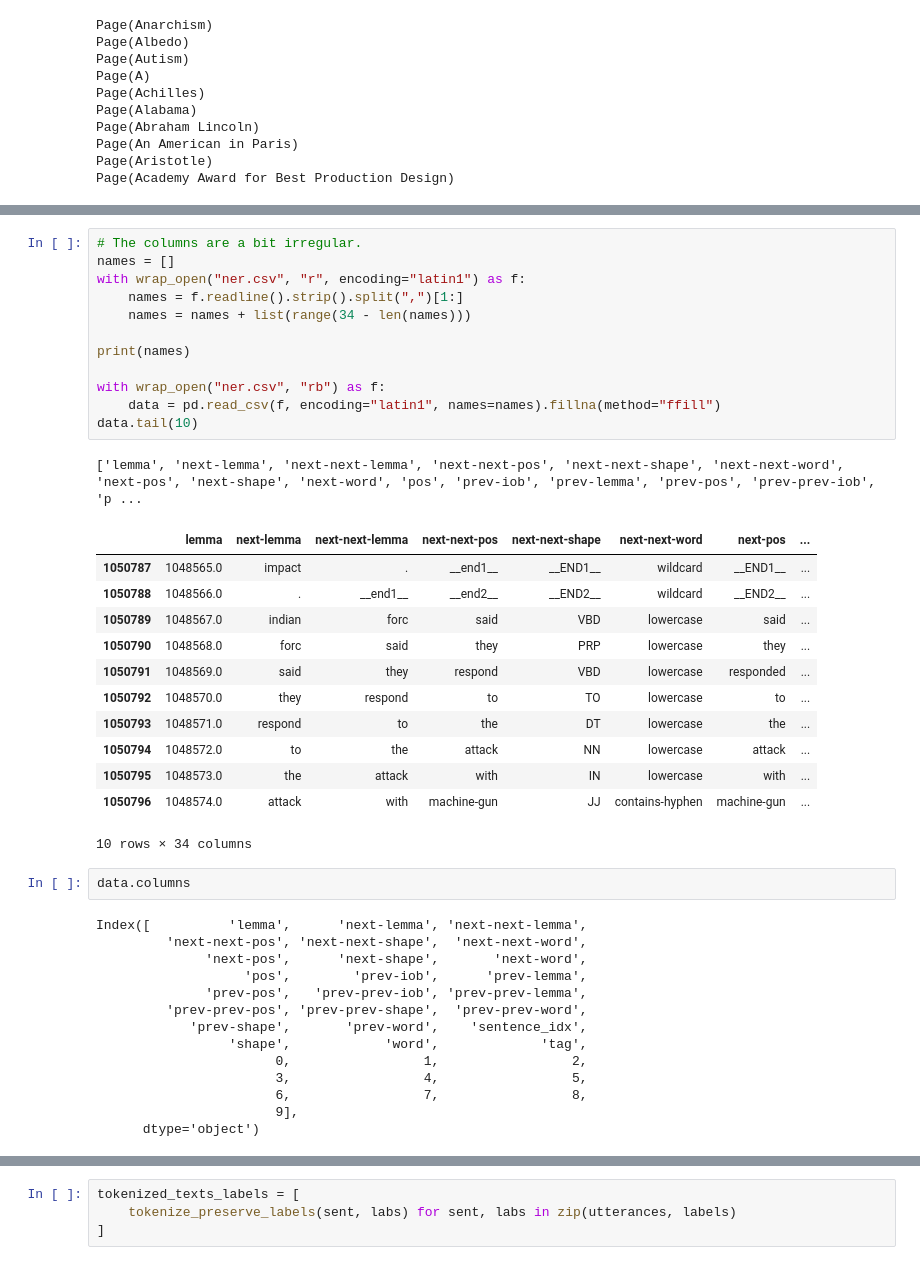
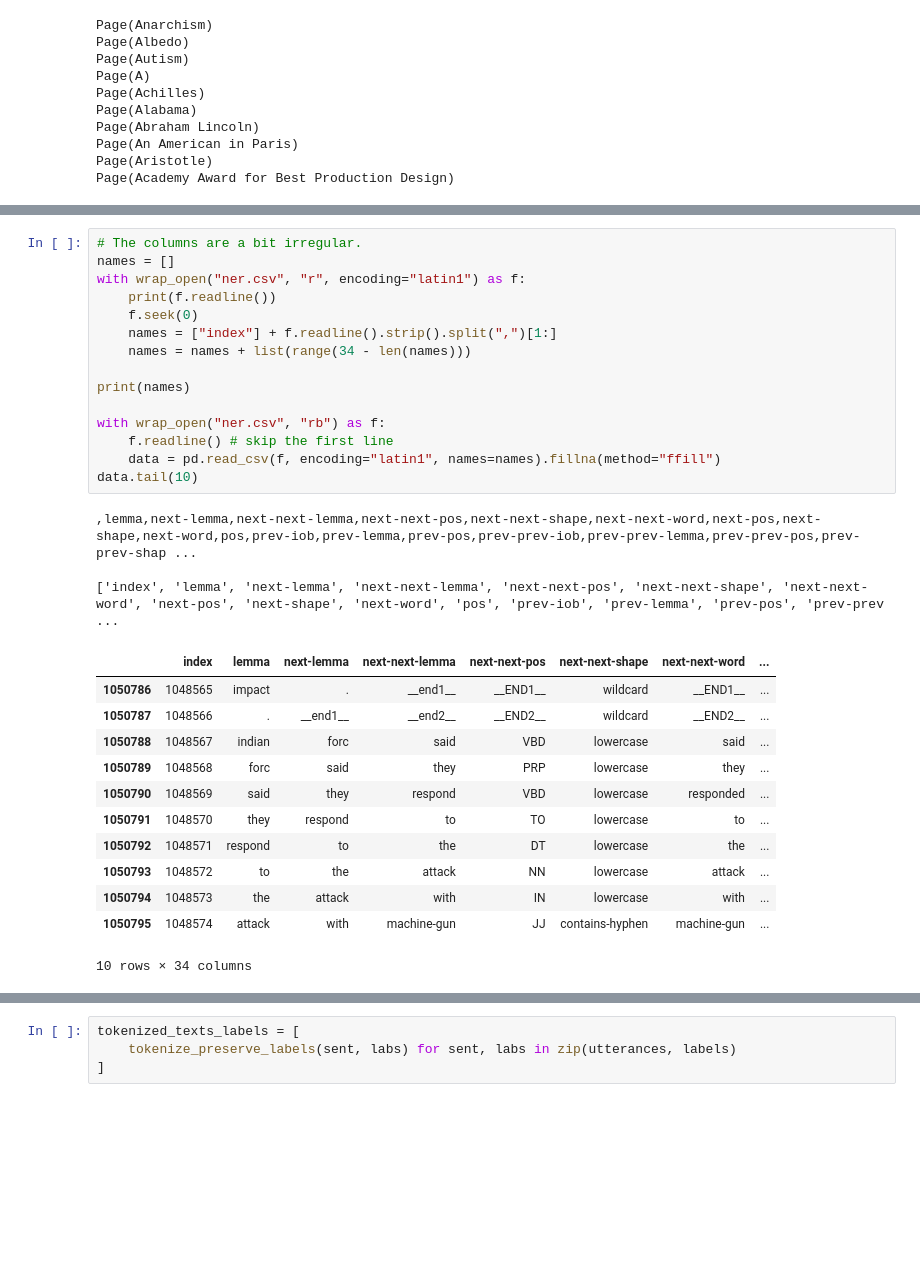
Before and after one commit to erolm-a/colla-framework, a Jupyter notebook: notebooks/EntitiesAsExperts.ipynb, the cells around one changed output, grey strips where cells are left out. Cells and saved outputs as stored; diff of their text form; blank space fills up the shorter version.

```diff
--- a/notebooks/EntitiesAsExperts.ipynb
+++ b/notebooks/EntitiesAsExperts.ipynb
@@ -196,42 +522,31 @@ replace ner.csv? [y]es, [n]o, [A]ll, [N]one, [r]ename: ^C
 # %%
 # The columns are a bit irregular.
 names = []
 with wrap_open("ner.csv", "r", encoding="latin1") as f:
-    names = f.readline().strip().split(",")[1:]
+    print(f.readline())
+    f.seek(0)
+    names = ["index"] + f.readline().strip().split(",")[1:]
     names = names + list(range(34 - len(names)))
 
 print(names)
 
 with wrap_open("ner.csv", "rb") as f:
+    f.readline() # skip the first line
     data = pd.read_csv(f, encoding="latin1", names=names).fillna(method="ffill")
 data.tail(10)
 # %% [output]
-['lemma', 'next-lemma', 'next-next-lemma', 'next-next-pos', 'next-next-shape', 'next-next-word', 'next-pos', 'next-shape', 'next-word', 'pos', 'prev-iob', 'prev-lemma', 'prev-pos', 'prev-prev-iob', 'p ...
+,lemma,next-lemma,next-next-lemma,next-next-pos,next-next-shape,next-next-word,next-pos,next-shape,next-word,pos,prev-iob,prev-lemma,prev-pos,prev-prev-iob,prev-prev-lemma,prev-prev-pos,prev-prev-shap ...
+
+['index', 'lemma', 'next-lemma', 'next-next-lemma', 'next-next-pos', 'next-next-shape', 'next-next-word', 'next-pos', 'next-shape', 'next-word', 'pos', 'prev-iob', 'prev-lemma', 'prev-pos', 'prev-prev ...
-|  | lemma | next-lemma | next-next-lemma | next-next-pos | next-next-shape | next-next-word | next-pos | ... |
-| 1050787 | 1048565.0 | impact | . | __end1__ | __END1__ | wildcard | __END1__ | ... |
-| 1050788 | 1048566.0 | . | __end1__ | __end2__ | __END2__ | wildcard | __END2__ | ... |
-| 1050789 | 1048567.0 | indian | forc | said | VBD | lowercase | said | ... |
-| 1050790 | 1048568.0 | forc | said | they | PRP | lowercase | they | ... |
-| 1050791 | 1048569.0 | said | they | respond | VBD | lowercase | responded | ... |
-| 1050792 | 1048570.0 | they | respond | to | TO | lowercase | to | ... |
-| 1050793 | 1048571.0 | respond | to | the | DT | lowercase | the | ... |
-| 1050794 | 1048572.0 | to | the | attack | NN | lowercase | attack | ... |
-| 1050795 | 1048573.0 | the | attack | with | IN | lowercase | with | ... |
-| 1050796 | 1048574.0 | attack | with | machine-gun | JJ | contains-hyphen | machine-gun | ... |
+|  | index | lemma | next-lemma | next-next-lemma | next-next-pos | next-next-shape | next-next-word | ... |
+| 1050786 | 1048565 | impact | . | __end1__ | __END1__ | wildcard | __END1__ | ... |
+| 1050787 | 1048566 | . | __end1__ | __end2__ | __END2__ | wildcard | __END2__ | ... |
+| 1050788 | 1048567 | indian | forc | said | VBD | lowercase | said | ... |
+| 1050789 | 1048568 | forc | said | they | PRP | lowercase | they | ... |
+| 1050790 | 1048569 | said | they | respond | VBD | lowercase | responded | ... |
+| 1050791 | 1048570 | they | respond | to | TO | lowercase | to | ... |
+| 1050792 | 1048571 | respond | to | the | DT | lowercase | the | ... |
+| 1050793 | 1048572 | to | the | attack | NN | lowercase | attack | ... |
+| 1050794 | 1048573 | the | attack | with | IN | lowercase | with | ... |
+| 1050795 | 1048574 | attack | with | machine-gun | JJ | contains-hyphen | machine-gun | ... |
 10 rows × 34 columns
-# %%
-data.columns
-# %% [output]
-Index([          'lemma',      'next-lemma', 'next-next-lemma',
-         'next-next-pos', 'next-next-shape',  'next-next-word',
-              'next-pos',      'next-shape',       'next-word',
-                   'pos',        'prev-iob',      'prev-lemma',
-              'prev-pos',   'prev-prev-iob', 'prev-prev-lemma',
-         'prev-prev-pos', 'prev-prev-shape',  'prev-prev-word',
-            'prev-shape',       'prev-word',    'sentence_idx',
-                 'shape',            'word',             'tag',
-                       0,                 1,                 2,
-                       3,                 4,                 5,
-                       6,                 7,                 8,
-                       9],
-      dtype='object')
```
Also changed, not shown: parts of 60 cells of this notebook.
